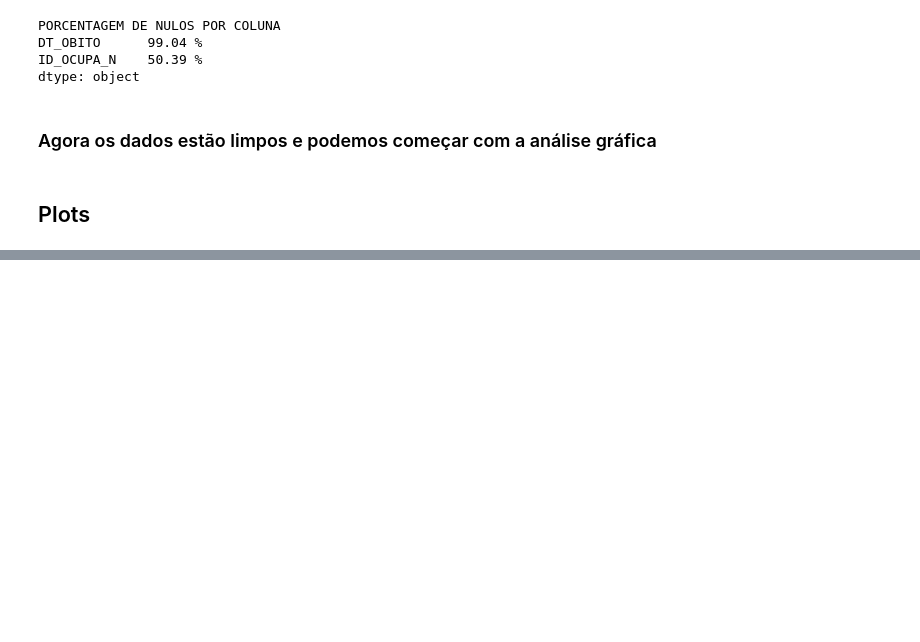
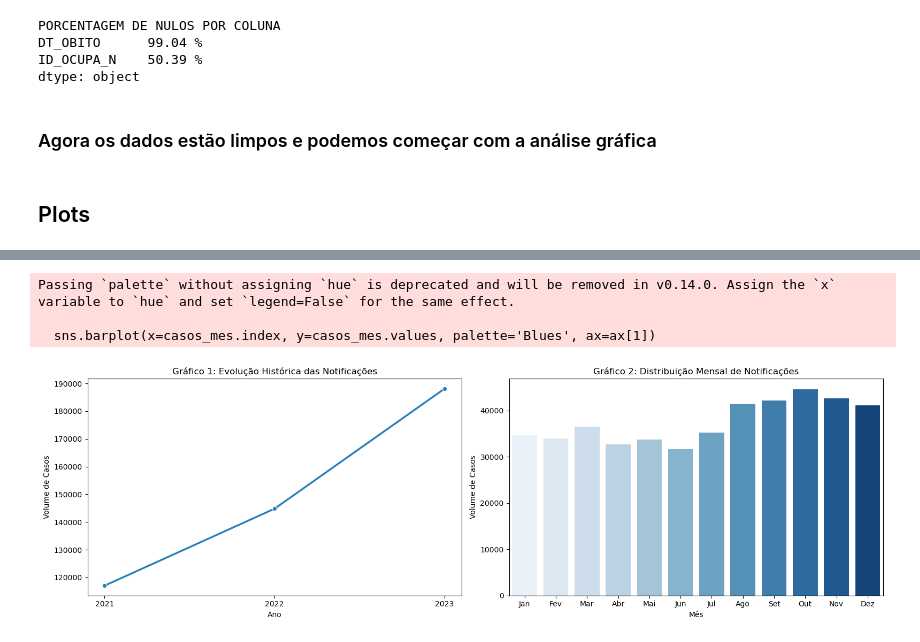
Before and after one commit to DemoreDev/amap, a Jupyter notebook: iexo.ipynb, the cells around one changed output, grey strips where cells are left out. Cells and saved outputs as stored; diff of their text form; code cells hidden in the pictures; blank space fills up the shorter version.

```diff
--- a/iexo.ipynb
+++ b/iexo.ipynb
@@ -427,11 +429,34 @@ plt.show()
 # %%
-plt.figure(figsize=(10, 6))
-sns.countplot(data=df, y='AGENTE_TOX_DESC',
-              order=df['AGENTE_TOX_DESC'].value_counts().index[:10],
-              palette='viridis')
+# Criando colunas auxiliares de Ano e Mês para os gráficos
+df_raw['Ano'] = df_raw['DT_NOTIFIC'].dt.year
+df_raw['Mes'] = df_raw['DT_NOTIFIC'].dt.month
 
-plt.title('Top 10 Agentes Causadores de Intoxicação', fontsize=14)
-plt.xlabel('Número de Notificações')
-plt.ylabel('Agente Tóxico')
+fig, ax = plt.subplots(1, 2, figsize=(16, 5))
+
+# Gráfico 1 mostra a evolução histórica
+casos_ano = df_raw['Ano'].value_counts().sort_index()
+sns.lineplot(x=casos_ano.index, y=casos_ano.values, marker='o', color='#2980b9', linewidth=2.5, ax=ax[0])
+ax[0].set_title('Gráfico 1: Evolução Histórica das Notificações')
+ax[0].set_ylabel('Volume de Casos')
+ax[0].set_xlabel('Ano')
+ax[0].xaxis.set_major_locator(plt.MaxNLocator(integer=True))
+
+# Gráfico 2 mostra a sazonalidade mensal
+casos_mes = df_raw['Mes'].value_counts().sort_index()
+sns.barplot(x=casos_mes.index, y=casos_mes.values, palette='Blues', ax=ax[1])
+ax[1].set_title('Gráfico 2: Distribuição Mensal de Notificações')
+ax[1].set_ylabel('Volume de Casos')
+ax[1].set_xlabel('Mês')
+ax[1].set_xticklabels(['Jan', 'Fev', 'Mar', 'Abr', 'Mai', 'Jun', 'Jul', 'Ago', 'Set', 'Out', 'Nov', 'Dez'])
+
+plt.tight_layout()
+
+plt.savefig('Grafico1E2.png', dpi=300, bbox_inches='tight')
+
 plt.show()
+# %% [output]
+Passing `palette` without assigning `hue` is deprecated and will be removed in v0.14.0. Assign the `x` variable to `hue` and set `legend=False` for the same effect.
+
+  sns.barplot(x=casos_mes.index, y=casos_mes.values, palette='Blues', ax=ax[1])
+[figure, added]
 # %%
```
Also changed, not shown: parts of 9 cells of this notebook.
